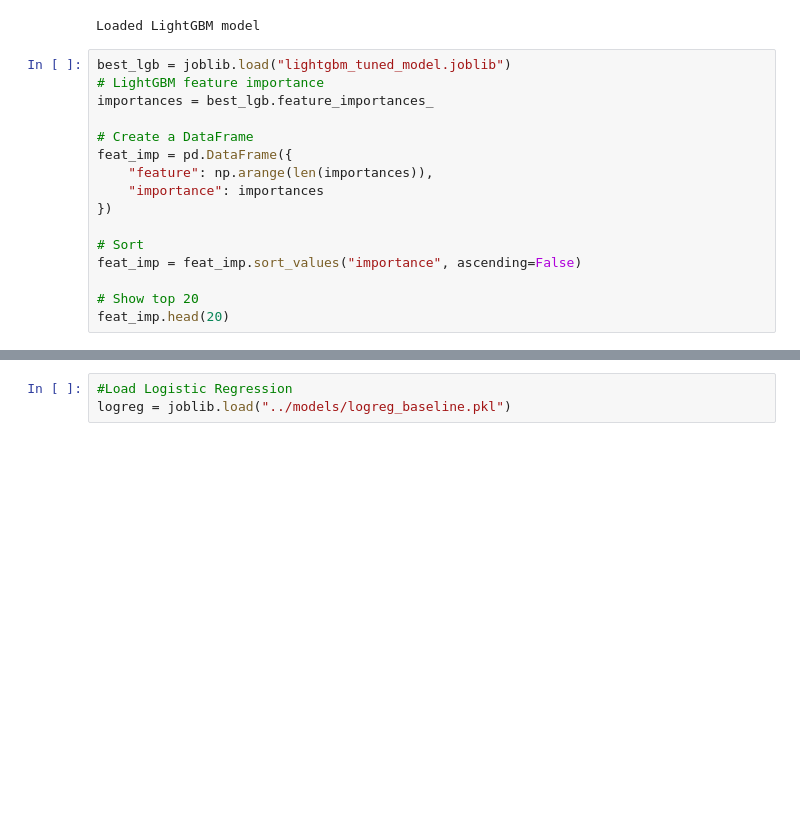
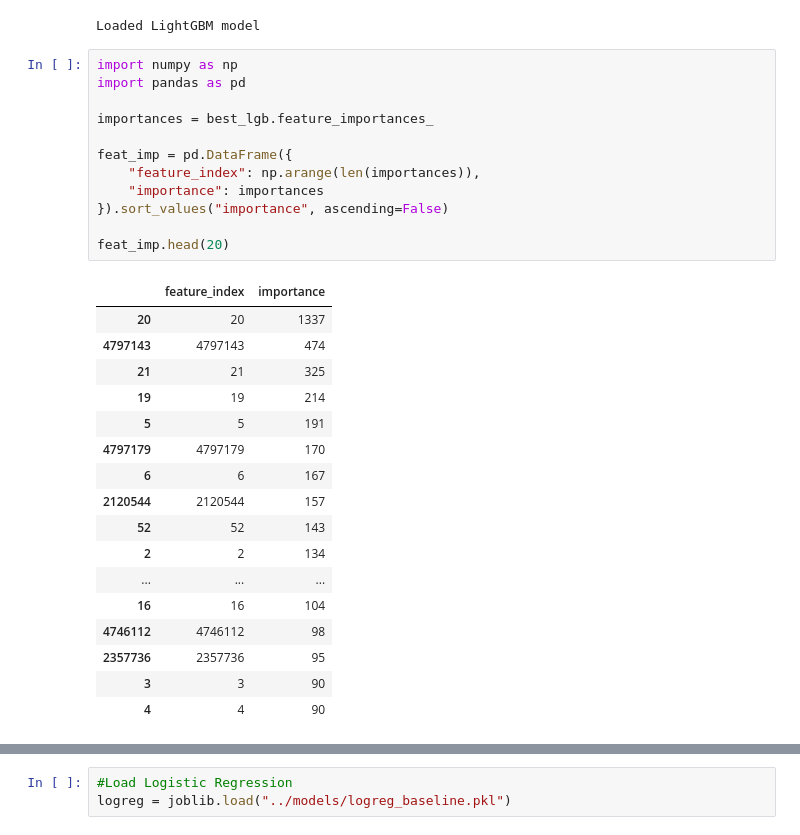
Before and after one commit to abdulrab787/loan-default, a Jupyter notebook: notebooks/05_tuning_shap_ensemble.ipynb, the cells around one changed output, grey strips where cells are left out. Cells and saved outputs as stored; diff of their text form; blank space fills up the shorter version.

```diff
--- a/notebooks/05_tuning_shap_ensemble.ipynb
+++ b/notebooks/05_tuning_shap_ensemble.ipynb
@@ -124,19 +108,33 @@ print("Loaded LightGBM model")
 # %% [output]
 Loaded LightGBM model
 # %%
-best_lgb = joblib.load("lightgbm_tuned_model.joblib")
-# LightGBM feature importance
+import numpy as np
+import pandas as pd
+
 importances = best_lgb.feature_importances_
 
-# Create a DataFrame
 feat_imp = pd.DataFrame({
-    "feature": np.arange(len(importances)),
+    "feature_index": np.arange(len(importances)),
     "importance": importances
-})
+}).sort_values("importance", ascending=False)
 
-# Sort
-feat_imp = feat_imp.sort_values("importance", ascending=False)
-
-# Show top 20
 feat_imp.head(20)
+# %% [output]
+|  | feature_index | importance |
+| 20 | 20 | 1337 |
+| 4797143 | 4797143 | 474 |
+| 21 | 21 | 325 |
+| 19 | 19 | 214 |
+| 5 | 5 | 191 |
+| 4797179 | 4797179 | 170 |
+| 6 | 6 | 167 |
+| 2120544 | 2120544 | 157 |
+| 52 | 52 | 143 |
+| 2 | 2 | 134 |
+| ... | ... | ... |
+| 16 | 16 | 104 |
+| 4746112 | 4746112 | 98 |
+| 2357736 | 2357736 | 95 |
+| 3 | 3 | 90 |
+| 4 | 4 | 90 |
 # %%
```
Also changed, not shown: parts of 8 cells of this notebook.
